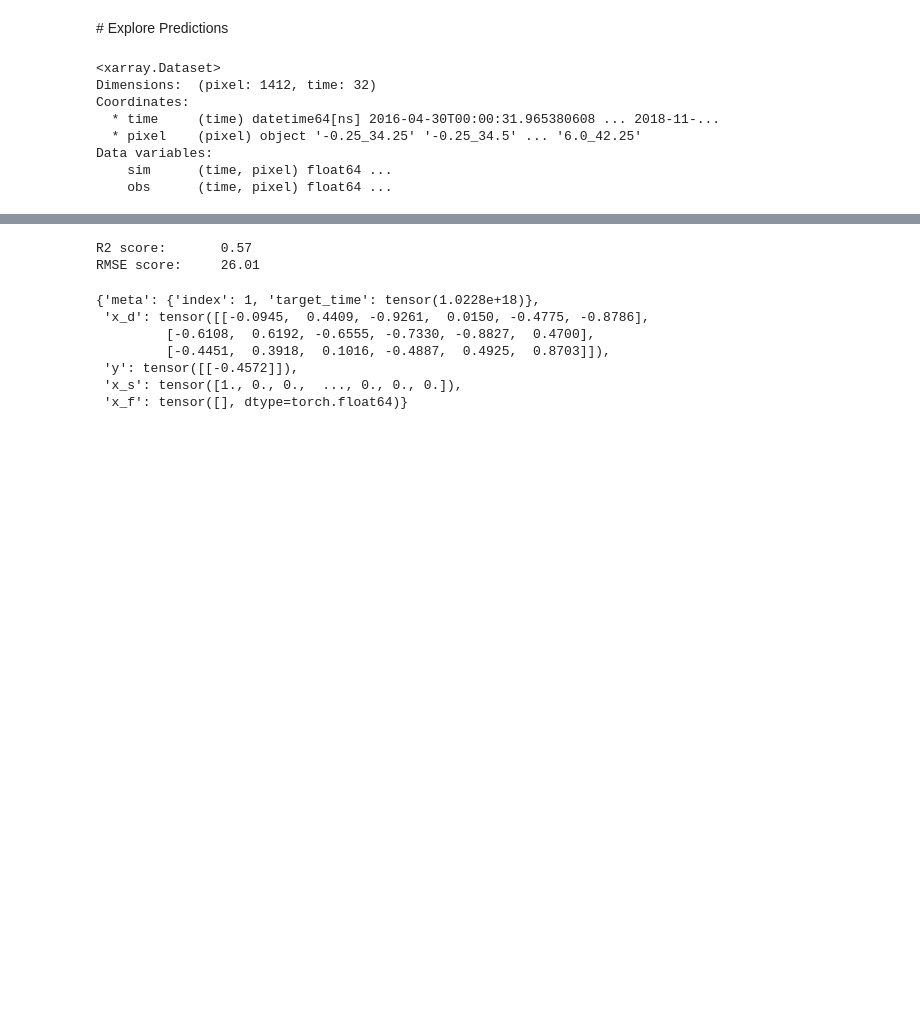
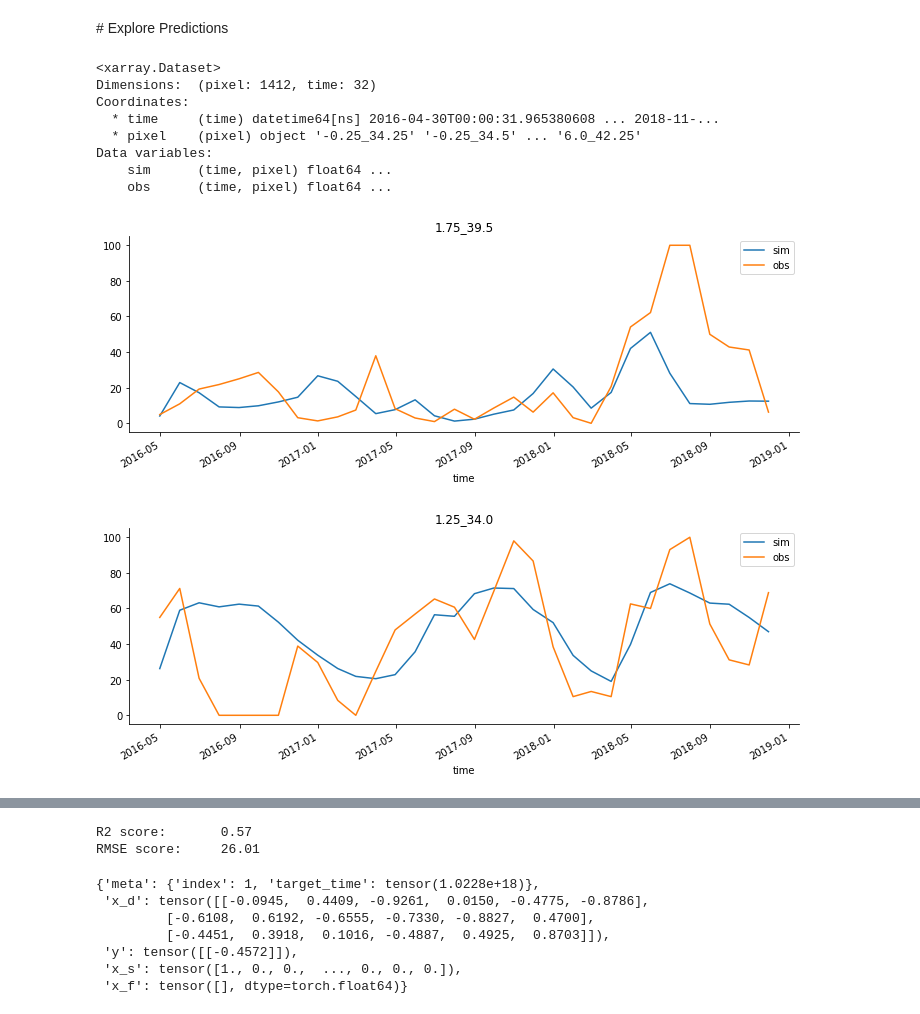
Before and after one commit to tommylees112/spatio_temporal, a Jupyter notebook: notebooks/kenya_evaluate.ipynb, the cells around one changed output, grey strips where cells are left out. Saved outputs shown, nothing was run; the diff lists cells and outputs as text; code cells hidden in the pictures; blank space fills up the shorter version.

```diff
--- a/notebooks/kenya_evaluate.ipynb
+++ b/notebooks/kenya_evaluate.ipynb
@@ -122,6 +120,15 @@ Coordinates:
 Data variables:
     sim      (time, pixel) float64 ...
     obs      (time, pixel) float64 ...
+# %%
+from spatio_temporal.training.eval_utils import save_timeseries
+
+for _ in range(2):
+    save_timeseries(preds, cfg)
+    sns.despine()
+# %% [output]
+[figure, added]
+[figure, added]
 # %%
 from spatio_temporal.training.eval_utils import _plot_scatter
 f, ax = _plot_scatter(preds);
```
Also changed, not shown: parts of 10 cells of this notebook, 3 other files.
